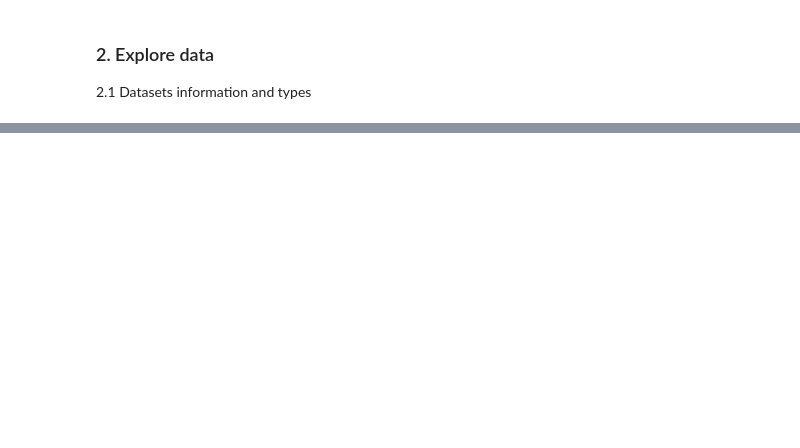
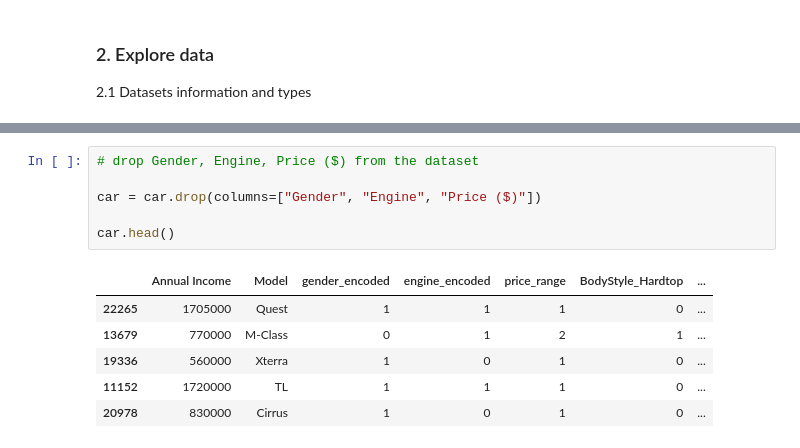
Before and after one commit to sijiao-liu/customer-car-prediction, a Jupyter notebook: code/data processing.ipynb, the cells around one changed output, grey strips where cells are left out. Drawn from its saved outputs; the diff is of its cells as text; blank space fills up the shorter version.

```diff
--- a/code/data processing.ipynb
+++ b/code/data processing.ipynb
@@ -129,0 +229,13 @@ Correlations
+# %%
+# drop Gender, Engine, Price ($) from the dataset
+
+car = car.drop(columns=["Gender", "Engine", "Price ($)"])
+
+car.head()
+# %% [output]
+|  | Annual Income | Model | gender_encoded | engine_encoded | price_range | BodyStyle_Hardtop | ... |
+| 22265 | 1705000 | Quest | 1 | 1 | 1 | 0 | ... |
+| 13679 | 770000 | M-Class | 0 | 1 | 2 | 1 | ... |
+| 19336 | 560000 | Xterra | 1 | 0 | 1 | 0 | ... |
+| 11152 | 1720000 | TL | 1 | 1 | 1 | 0 | ... |
+| 20978 | 830000 | Cirrus | 1 | 0 | 1 | 0 | ... |
```
Also changed, not shown: parts of 34 cells of this notebook.
